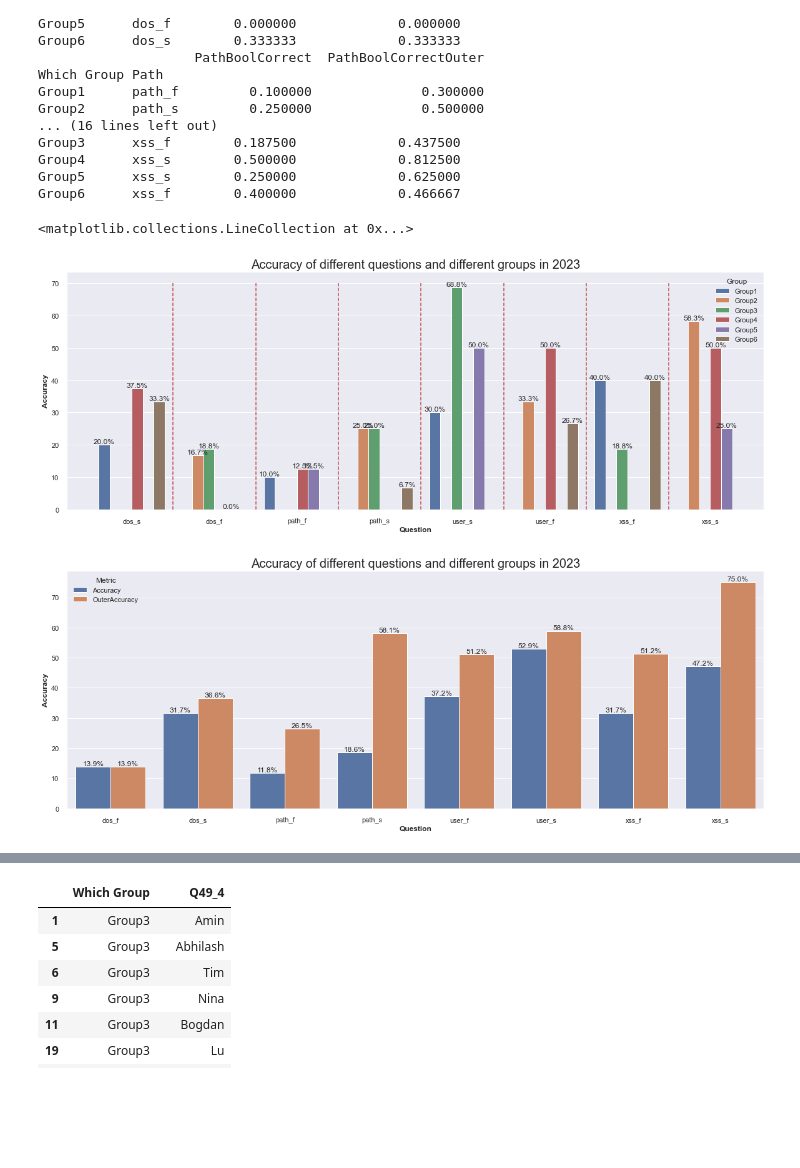
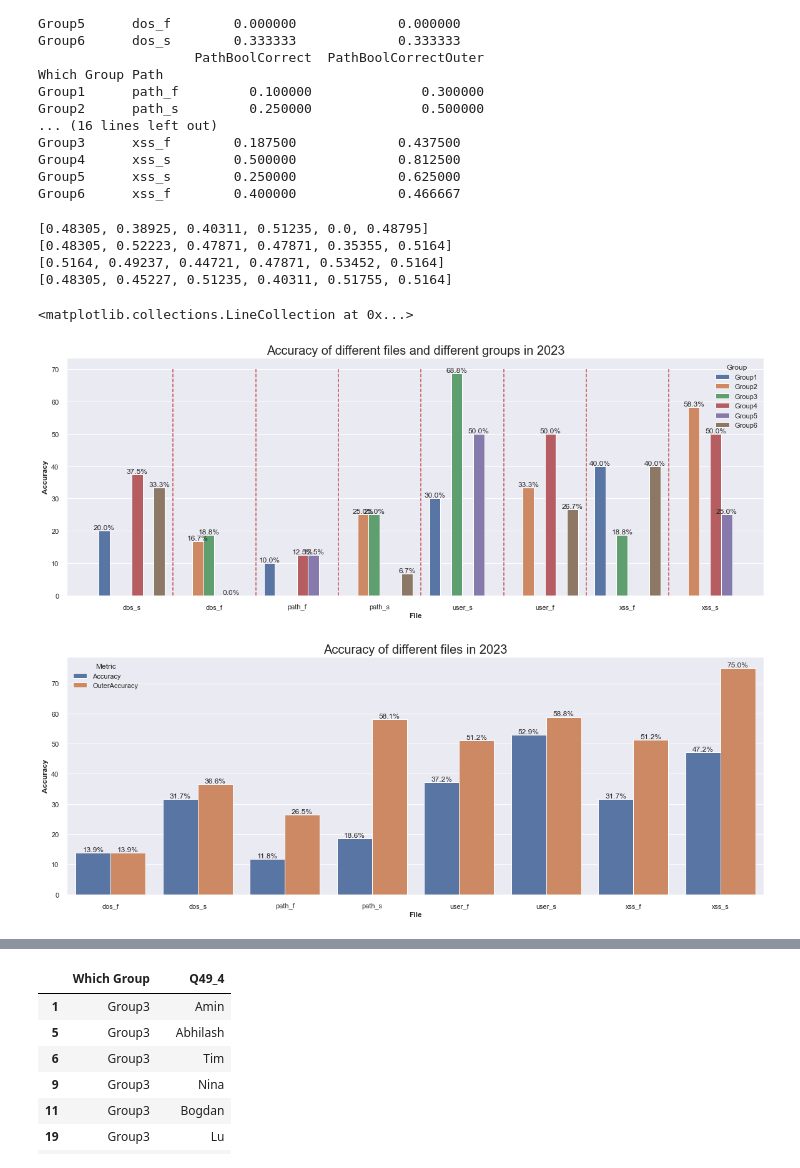
Before and after one commit to HarryZhangHH/SecurityMeasurementExperiment, a Jupyter notebook: assignment2/experiment.ipynb, the cells around one changed output, grey strips where cells are left out. Saved outputs shown, nothing was run; the diff lists cells and outputs as text; code cells hidden in the pictures; blank space fills up the shorter version.

```diff
--- a/assignment2/experiment.ipynb
+++ b/assignment2/experiment.ipynb
@@ -155,6 +155,10 @@ plt.vlines(4.5, 0, 10, 'r', '--', label='example')
 # %%
 def extend_digit(lis):
     if len(lis) == 2:
+        if lis[0] == '':
+            return [lis[1]]
+        if lis[1] == '':
+            return [lis[0]]
         digit1, digit2 = int(lis[0]), int(lis[1])
         min = digit1 if digit1 <= digit2 else digit2
         max = digit2 if digit2 > digit1 else digit1
@@ -182,6 +186,12 @@ def preprocess(x):
                     return []
         return new_x
 
+    if isinstance(x, int):
+        return [round(x)]
+    if isinstance(x, float):
+        if np.isnan(x):
+            return []
+
     if len(x[0]) > 10:
         return []
     else:
@@ -410,6 +424,14 @@ Group3      xss_f        0.187500             0.437500
 Group4      xss_s        0.500000             0.812500
 Group5      xss_s        0.250000             0.625000
 Group6      xss_f        0.400000             0.466667
+# %%
+for q in question:
+    print([round(x,5) for x in df_answer_new[['Which Group',q ,q+'BoolCorrect',q+'BoolCorrectOuter']].groupby(['Which Group',q]).std()[q+'BoolCorrectOuter'].to_list()])
+# %% [output]
+[0.48305, 0.38925, 0.40311, 0.51235, 0.0, 0.48795]
+[0.48305, 0.52223, 0.47871, 0.47871, 0.35355, 0.5164]
+[0.5164, 0.49237, 0.44721, 0.47871, 0.53452, 0.5164]
+[0.48305, 0.45227, 0.51235, 0.40311, 0.51755, 0.5164]
 # %%
 columns = ['Group','Question','Accuracy','OuterAccuracy']
 df_question = pd.DataFrame(columns=columns)
@@ -423,9 +445,9 @@ df_question['OuterAccuracy'] = 100*df_question['OuterAccuracy']
 
 plt.figure(figsize=(20, 7))
 g = sns.barplot(x="Question", y="Accuracy", hue="Group", data=df_question, ci=None)
-g.set_title("Accuracy of different questions and different groups in 2023", fontsize=20)
+g.set_title("Accuracy of different files and different groups in 2023", fontsize=20)
 # g.set_xticklabels(g.get_xticklabels(), rotation=30, ha='right')
-g.set_xlabel("Question", fontweight='bold')
+g.set_xlabel("File", fontweight='bold')
 g.set_ylabel("Accuracy", fontweight='bold')
 for container in g.containers:
     g.bar_label(container, fmt='%.1f%%')
@@ -439,32 +461,32 @@ plt.vlines(5.5, 0, 70, 'r', '--', label='example')
 plt.vlines(6.5, 0, 70, 'r', '--', label='example')
 # %% [output]
 <matplotlib.collections.LineCollection at 0x...>
-[figure, old version]
+[figure, new version]
 # %%
 columns = ['Question','Accuracy','OuterAccuracy']
 df_question = pd.DataFrame(columns=columns)
 for q in question:
     df_q = df_answer_new[[q,q+'BoolCorrect',q+'BoolCorrectOuter']].groupby([q]).agg('mean').reset_index()
     df_q.columns = columns
     df_question = pd.concat([df_question, df_q])
 df_question.reset_index(drop=True,inplace=True)
 df_question['Accuracy'] = 100*df_question['Accuracy']
 df_question['OuterAccuracy'] = 100*df_question['OuterAccuracy']
 df_question1 = df_question[['Question','Accuracy']]
 df_question1['Metric'] = 'Accuracy'
 df_question2 = df_question[['Question','OuterAccuracy']]
 df_question2['Metric'] = 'OuterAccuracy'
 df_question2.rename(columns={'OuterAccuracy':'Accuracy'},inplace=True)
 df_question_new = pd.concat([df_question1,df_question2],ignore_index=True)
 df_question_new
 
 plt.figure(figsize=(20, 7))
 g = sns.barplot(x="Question", y="Accuracy", hue="Metric", data=df_question_new, ci=None)
-g.set_title("Accuracy of different questions and different groups in 2023", fontsize=20)
+g.set_title("Accuracy of different files in 2023", fontsize=20)
 # g.set_xticklabels(g.get_xticklabels(), rotation=30, ha='right')
-g.set_xlabel("Question", fontweight='bold')
+g.set_xlabel("File", fontweight='bold')
 g.set_ylabel("Accuracy", fontweight='bold')
 for container in g.containers:
     g.bar_label(container, fmt='%.1f%%')
 # %% [output]
-[figure, old version]
+[figure, new version]
```
Also changed, not shown: parts of 16 cells of this notebook, 6 other files.
